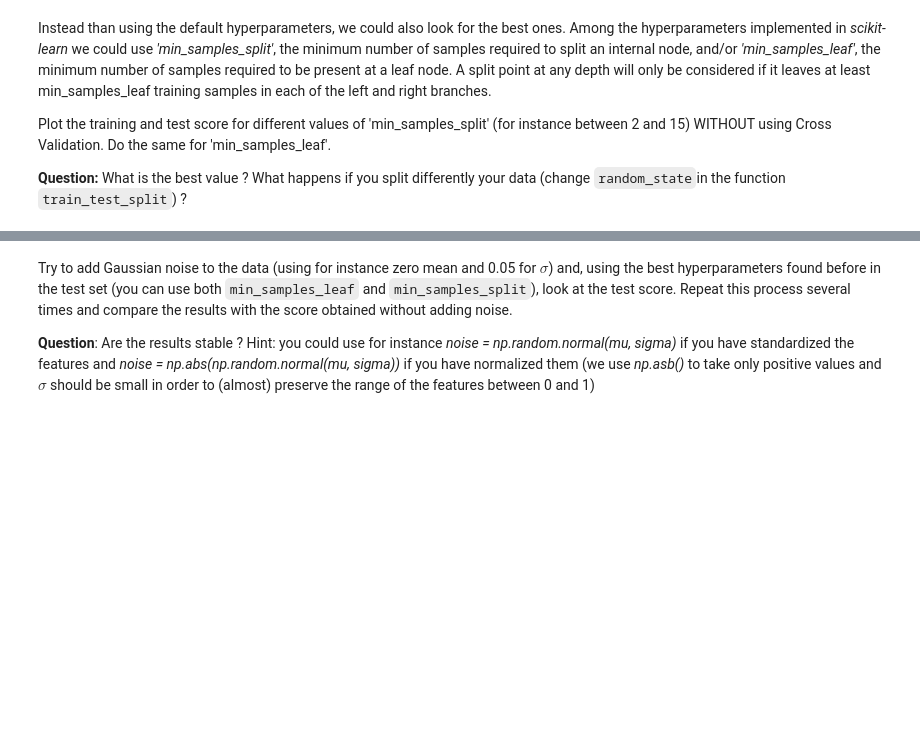
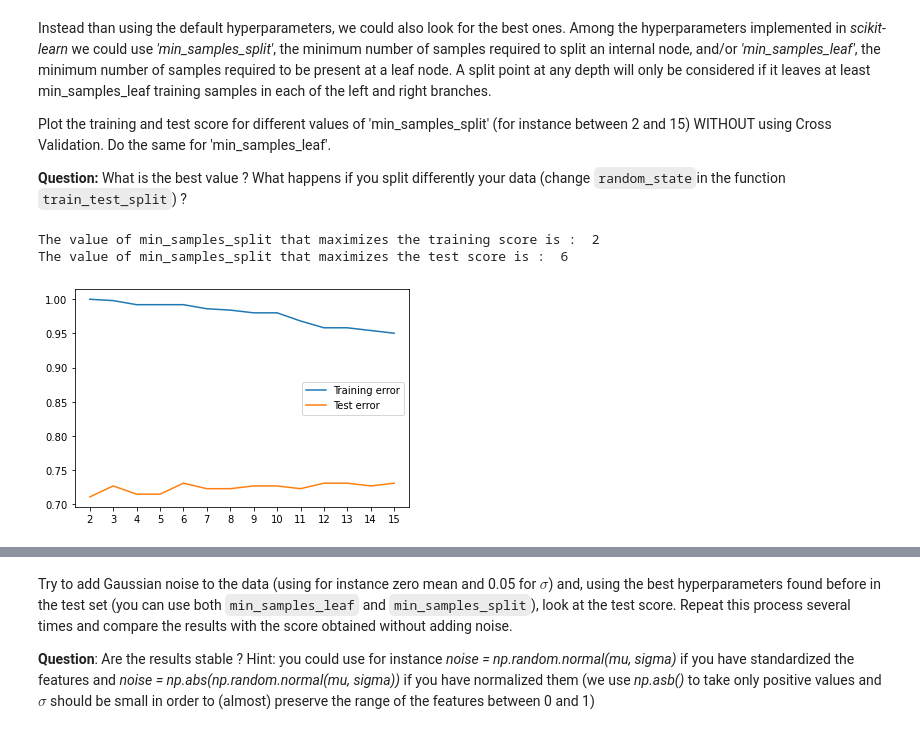
Before and after one commit to Eidantz/Machine-Learning-for-Bioimaging, a Jupyter notebook: TP4 - Trees/TP_Trees.ipynb, the cells around one changed output, grey strips where cells are left out. Drawn from its saved outputs; the diff is of its cells as text; code cells hidden in the pictures; blank space fills up the shorter version.

```diff
--- a/TP4 - Trees/TP_Trees.ipynb
+++ b/TP4 - Trees/TP_Trees.ipynb
@@ -101,19 +128,23 @@ Plot the training and test score for different values of 'min_samples_split' (fo
 # %%
 # min_samples_split
 
 TTest=[]
 TTrain=[]
 for i in range(2,16):
-    Tree = DecisionTreeClassifier(min_samples_split=XXXXXXXXX, random_state=0)
-    Tree.fit(XXXXXXXXX)
-    scoreTrain=Tree.score(XXXXXXXXX)
-    scoreTest=Tree.score(XXXXXXXXX)
+    Tree = DecisionTreeClassifier(min_samples_split=i, random_state=0)
+    Tree.fit(X_train,y_train)
+    scoreTrain=Tree.score(X_train, y_train)
+    scoreTest=Tree.score(X_test, y_test)
     TTrain.append(scoreTrain)
     TTest.append(scoreTest)
 plt.plot(TTrain,label='Training error');
 plt.xticks(np.arange(14), ('2', '3', '4', '5', '6','7','8','9','10','11','12','13','14','15'))
 print("The value of min_samples_split that maximizes the training score is : ",TTrain.index(max(TTrain))+2)
 plt.plot(TTest,label='Test error');
 plt.xticks(np.arange(14), ('2', '3', '4', '5', '6','7','8','9','10','11','12','13','14','15'))
 print("The value of min_samples_split that maximizes the test score is : ",TTest.index(max(TTest))+2)
 plt.legend();
+# %% [output]
+The value of min_samples_split that maximizes the training score is :  2
+The value of min_samples_split that maximizes the test score is :  6
+[figure, added]
```
Also changed, not shown: parts of 26 cells of this notebook.
